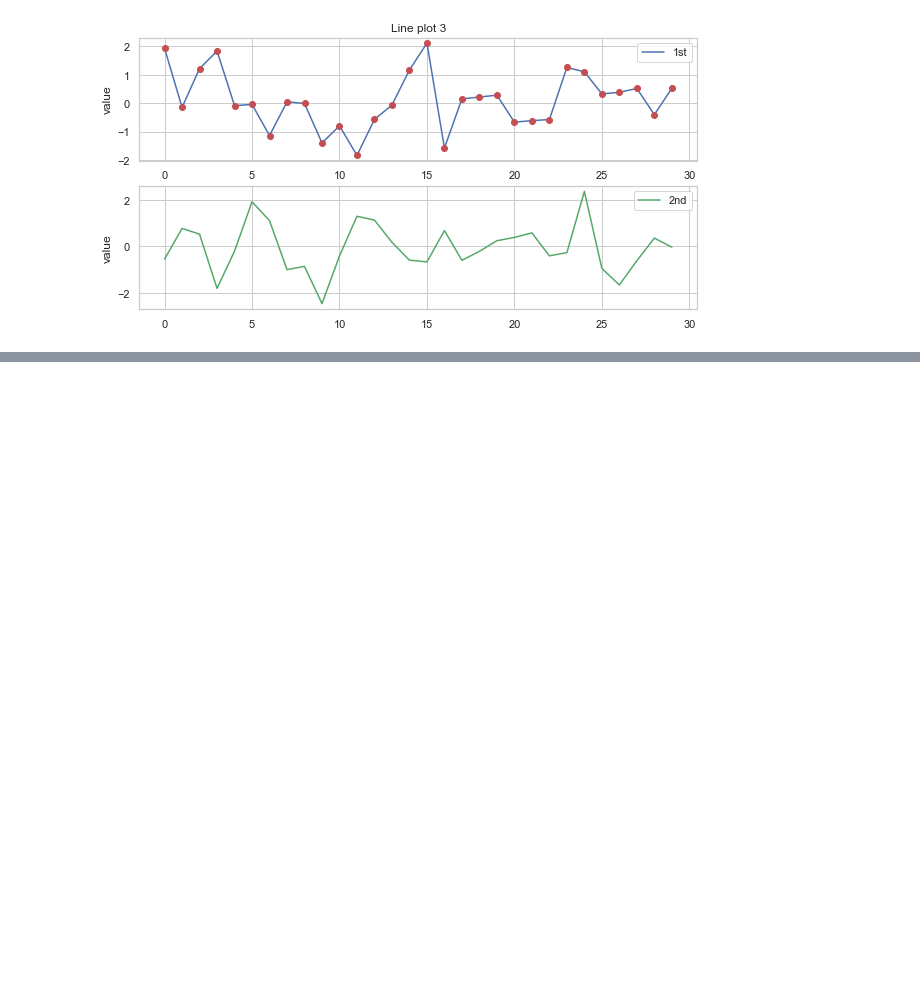
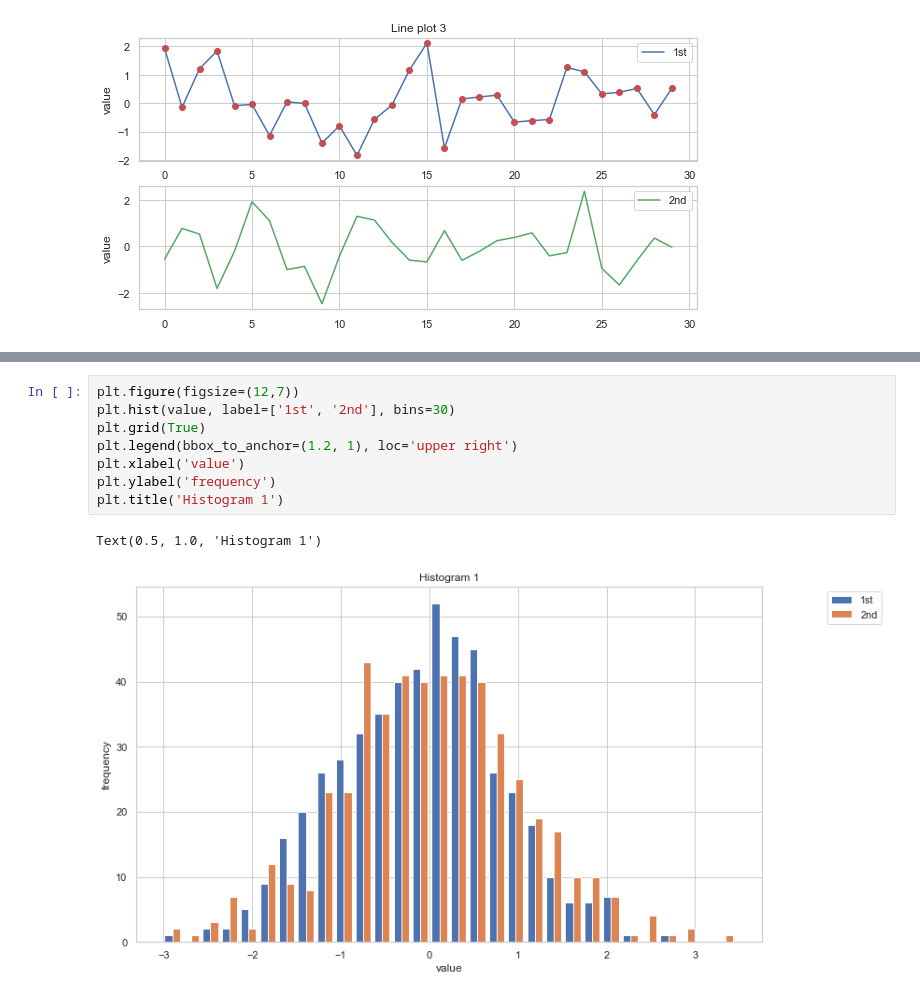
Before and after one commit to KIM-HAENGWOO/SOCIMAN, a Jupyter notebook: DOJANG/유성준세종-note.ipynb, the cells around one changed output, grey strips where cells are left out. Drawn from its saved outputs; the diff is of its cells as text; blank space fills up the shorter version.

```diff
--- a/DOJANG/유성준세종-note.ipynb
+++ b/DOJANG/유성준세종-note.ipynb
@@ -733,0 +772,11 @@ Text(0, 0.5, 'value')
+# %%
+plt.figure(figsize=(12,7))
+plt.hist(value, label=['1st', '2nd'], bins=30)
+plt.grid(True)
+plt.legend(bbox_to_anchor=(1.2, 1), loc='upper right')
+plt.xlabel('value')
+plt.ylabel('frequency')
+plt.title('Histogram 1')
+# %% [output]
+Text(0.5, 1.0, 'Histogram 1')
+[figure, added]
```
Also changed, not shown: parts of 15 cells of this notebook, 13 other files.
